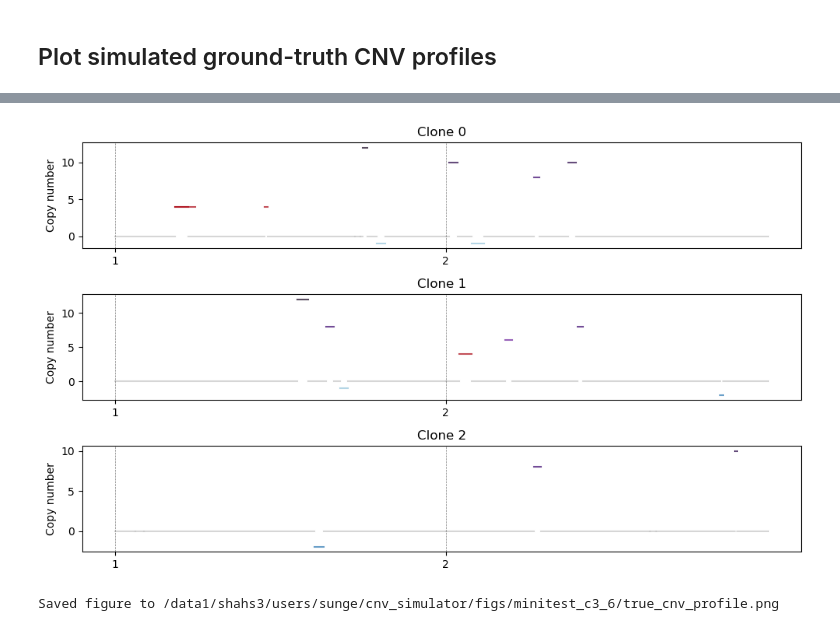
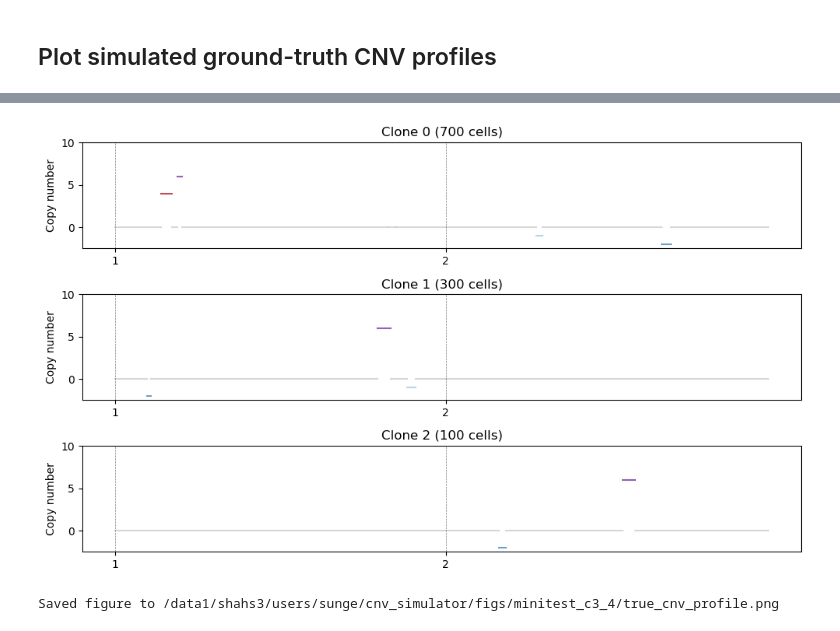
Before and after one commit to eunseos/cnv_simulator, a Jupyter notebook: notebooks/cnv_profile_plots.ipynb, the cells around one changed output, grey strips where cells are left out. Cells and saved outputs as stored; diff of their text form; code cells hidden in the pictures.

```diff
--- a/notebooks/cnv_profile_plots.ipynb
+++ b/notebooks/cnv_profile_plots.ipynb
@@ -13,13 +14,24 @@ DATADIR = f"{BASEDIR}/data"
 ## Plot simulated ground-truth CNV profiles
 # %%
 # Load CNV profile data
-test_name = "minitest_c3_6"
-cnv_profile_df = pd.read_csv(f"{DATADIR}/small_cnv_profiles/{test_name}_cnv_profile.tsv", sep="\t")
+test_name = "minitest_c3_4"
+group_name = ""
+if group_name == "":
+    cnv_profile_df = pd.read_csv(f"{DATADIR}/small_cnv_profiles/{test_name}_cnv_profile.tsv", sep="\t")
+else:
+    cnv_profile_df = pd.read_csv(f"{DATADIR}/small_cnv_profiles/{test_name}_{group_name}_cnv_profile.tsv", sep="\t")
+
+data_cnv_profile_df = cnv_profile_df.loc[cnv_profile_df["chr"] != 0]
+clone_cnv_profile_df = cnv_profile_df.loc[cnv_profile_df["chr"] == 0]
+clone_cell_count_lst = [
+    len(row["cell_barcode"].split(","))
+    for _, row in clone_cnv_profile_df.iloc[1:].iterrows()
+]
 
 # Set figure directory and make if it doesn't exist
 FIGDIR = f"{BASEDIR}/figs/{test_name}"
 if not os.path.exists(FIGDIR):
     os.makedirs(FIGDIR)
 
-cnv_profile_df.head()
+data_cnv_profile_df
 # %% [output]
@@ -48,29 +71,30 @@ copynumber_colors = {
     "14": "#12001C",  # Near-black purple
 }
 
-def plot_true_cnv(cnv_profile_df, save = True):
+def plot_true_cnv(cnv_profile_df, n_cells_per_clone, save = True):
     num_clones = len(cnv_profile_df["clone"].unique())
 
     chr_lengths = cnv_profile_df.groupby("chr")["end"].max().sort_index()
     chr_offsets = chr_lengths.cumsum().shift(fill_value = 0).to_dict()
     chr_labels = {pos: chr for chr, pos in chr_offsets.items()}
 
-    cnv_profile_df["genome_start"] = cnv_profile_df.apply(
+    plot_df = cnv_profile_df.copy()
+    plot_df.loc[:, "genome_start"] = plot_df.apply(
         lambda row: row["start"] + chr_offsets[row["chr"]], axis=1)
-    cnv_profile_df["genome_end"] = cnv_profile_df.apply(
+    plot_df.loc[:, "genome_end"] = plot_df.apply(
         lambda row: row["end"] + chr_offsets[row["chr"]], axis=1)
 
-    fig, ax = plt.subplots(nrows = len(cnv_profile_df["clone"].unique()),
+    fig, ax = plt.subplots(nrows = len(plot_df["clone"].unique()),
                         ncols = 1,
                         figsize = (10, 2 * num_clones))
 
-    for i, clone in enumerate(cnv_profile_df["clone"].unique()):
-        clone_df = cnv_profile_df[cnv_profile_df["clone"] == clone]
+    for i, clone in enumerate(plot_df["clone"].unique()):
+        clone_df = plot_df[plot_df["clone"] == clone]
         for _, row in clone_df.iterrows():
             ax[i].plot(
                 [row["genome_start"], row["genome_end"]],
-                [row["copy_number"], row["copy_number"]],
-                color = copynumber_colors[str(row["state"])],
+                [row["state"], row["state"]],
+                color = copynumber_colors[str(row["copy_number"])],
                 alpha=0.7,
             )
         for offset in chr_offsets.values():
@@ -83,7 +107,9 @@ def plot_true_cnv(cnv_profile_df, save = True):
         )
 
         ax[i].set_ylabel("Copy number")
-        ax[i].set_title(f"Clone {clone} ()")
+        ax[i].set_title(f"Clone {clone} ({n_cells_per_clone[i]} cells)")
+
+        ax[i].set_ylim(-2.5, 10)
 
     plt.tight_layout()
     plt.show()
@@ -92,8 +118,8 @@ def plot_true_cnv(cnv_profile_df, save = True):
         fig.savefig(f"{FIGDIR}/true_cnv_profile.png", dpi = 300, bbox_inches = "tight")
         print(f"Saved figure to {FIGDIR}/true_cnv_profile.png")
 # %%
-plot_true_cnv(cnv_profile_df, save = True)
+plot_true_cnv(data_cnv_profile_df, clone_cell_count_lst, save = True)
 # %% [output]
-[figure, old version]
+[figure, new version]
-Saved figure to /data1/shahs3/users/sunge/cnv_simulator/figs/minitest_c3_6/true_cnv_profile.png
+Saved figure to /data1/shahs3/users/sunge/cnv_simulator/figs/minitest_c3_4/true_cnv_profile.png
 # %%
```
Also changed, not shown: parts of 8 cells of this notebook, 7 other files.
